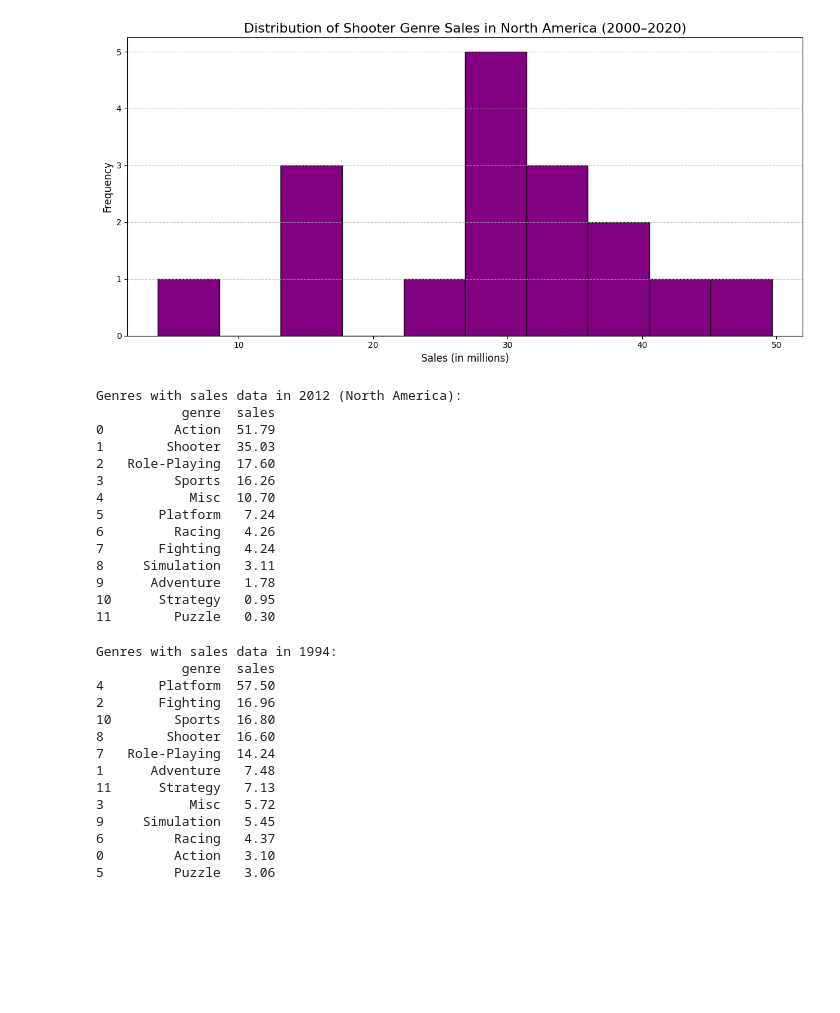
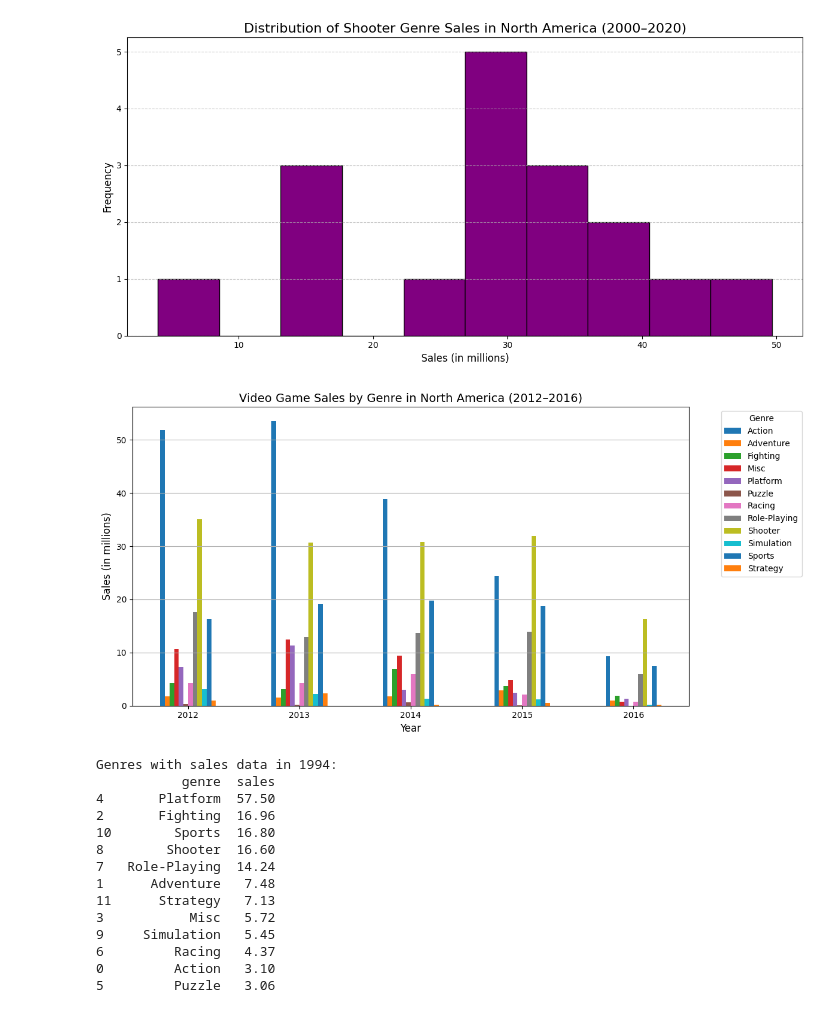
Before and after one commit to oliv-1990/video_game_sales, a Jupyter notebook: notebook/Untitled-1.ipynb, the cells around one changed output. Cells and saved outputs as stored; diff of their text form; code cells hidden in the pictures; blank space fills up the shorter version.

Commit message:
NEW PLOTS1

```diff
--- a/notebook/Untitled-1.ipynb
+++ b/notebook/Untitled-1.ipynb
@@ -297,36 +297,3 @@ plt.tight_layout()
 plt.show()
 # %% [output]
 [figure]
-# %%
-import pandas as pd
-
-# Filter for North America and year 2012
-df_2012_na = df_games_year[
-    (df_games_year['region'] == 'North America') &
-    (df_games_year['release_year'] == 2012)
-]
-
-# Group by genre and sum the sales
-genre_sales_2012 = df_2012_na.groupby('genre')['sales'].sum().reset_index()
-
-# Sort genres by sales (highest to lowest)
-genre_sales_2012 = genre_sales_2012.sort_values(by='sales', ascending=False).reset_index(drop=True)
-
-# Display the result
-print("Genres with sales data in 2012 (North America):")
-print(genre_sales_2012)
-# %% [output]
-Genres with sales data in 2012 (North America):
-           genre  sales
-0         Action  51.79
-1        Shooter  35.03
-2   Role-Playing  17.60
-3         Sports  16.26
-4           Misc  10.70
-5       Platform   7.24
-6         Racing   4.26
-7       Fighting   4.24
-8     Simulation   3.11
-9      Adventure   1.78
-10      Strategy   0.95
-11        Puzzle   0.30
@@ -404,3 +300,33 @@ fig.show()
+# %%
+import pandas as pd
+import matplotlib.pyplot as plt
+
+# Filter for North America and years 2012–2016
+df_usa_2012_2016 = df_games_year[
+    (df_games_year['region'] == 'North America') &
+    (df_games_year['release_year'] >= 2012) &
+    (df_games_year['release_year'] <= 2016)
+]
+
+# Group sales by year and genre
+df_grouped = df_usa_2012_2016.groupby(['release_year', 'genre'])['sales'].sum().reset_index()
+
+# Pivot the data to make genres columns and years rows
+df_pivot = df_grouped.pivot(index='release_year', columns='genre', values='sales')
+
+# Plot
+df_pivot.plot(kind='bar', figsize=(12, 6))
+
+plt.title('Video Game Sales by Genre in North America (2012–2016)', fontsize=14)
+plt.xlabel('Year', fontsize=12)
+plt.ylabel('Sales (in millions)', fontsize=12)
+plt.legend(title='Genre', bbox_to_anchor=(1.05, 1), loc='upper left')
+plt.xticks(rotation=0)
+plt.tight_layout()
+plt.grid(axis='y')
+plt.show()
+# %% [output]
+[figure, added]
 # %%
 genres_1994 = df_games_year[df_games_year['release_year'] == 1994]
 genres_1994_summary = genres_1994.groupby('genre')['sales'].sum().reset_index().sort_values(by='sales', ascending=False)
```
Also changed, not shown: parts of 2 cells of this notebook.
